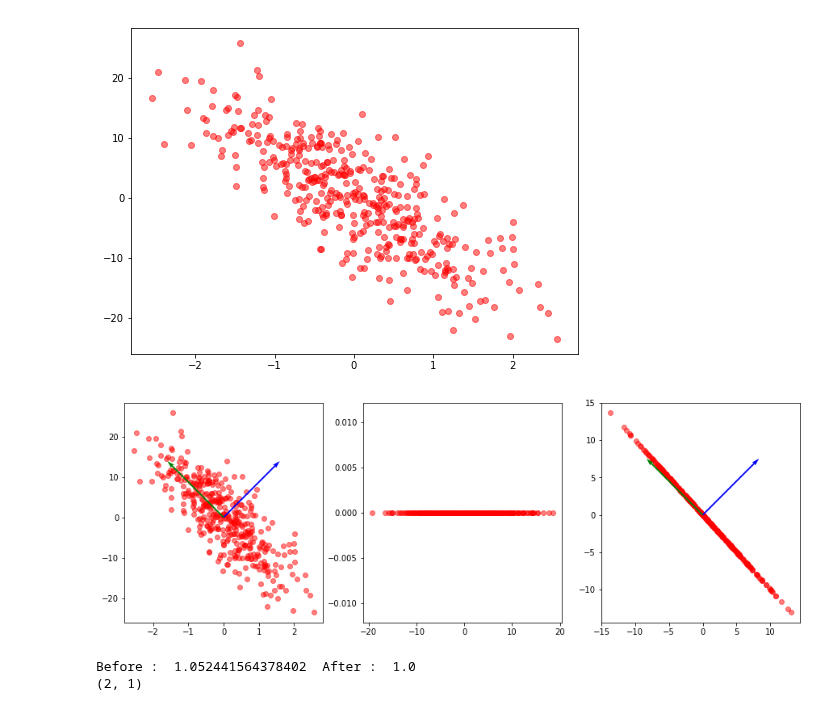
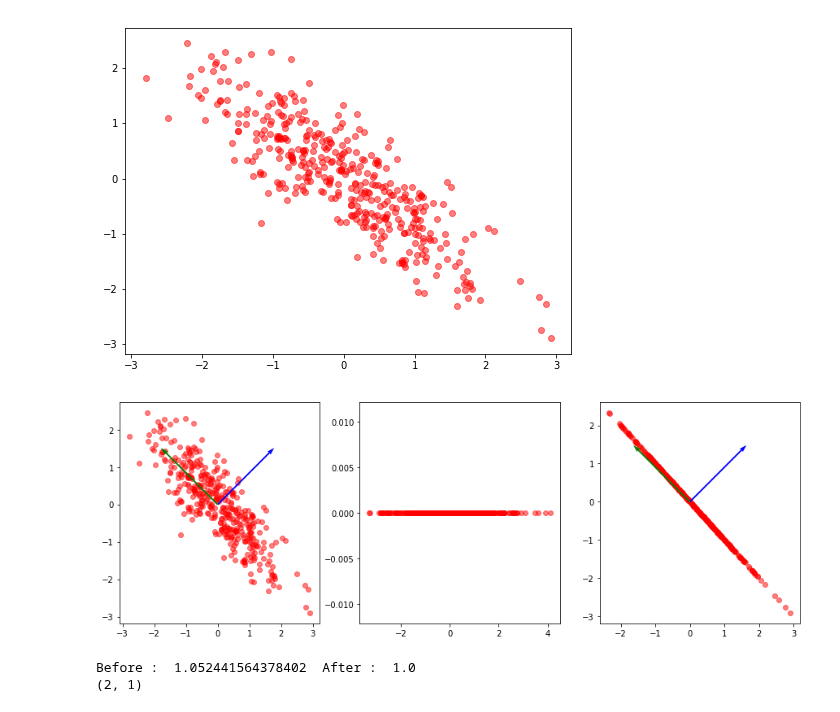
Before and after one commit to JaeDukSeo/Daily-Neural-Network-Practice-3, a Jupyter notebook: sandbox full of trash/Linear Algebra/start and explore.ipynb, the cells around one changed output. Drawn from its saved outputs; the diff is of its cells as text; code cells hidden in the pictures.

```diff
--- a/sandbox full of trash/Linear Algebra/start and explore.ipynb
+++ b/sandbox full of trash/Linear Algebra/start and explore.ipynb
@@ -6,24 +6,23 @@ from sklearn.datasets import make_moons,make_classification,make_regression
 # %%
 # See the data
 # X, y = make_moons(n_samples=300, noise=0.0)
-X,y = make_regression(n_samples=400, n_features=1,noise=5); X = np.concatenate((X,y[:,None]),1)
-X = X + 100
+X,y = make_regression(n_samples=400, n_features=1,noise=50); X = np.concatenate((X,y[:,None]),1)
 X[:,1] = -X[:,1]
-X = X - X.mean(0)
+X = (X - X.mean(0))/X.std(0)
+
 plt.figure(figsize=(8,6))
 # plt.scatter(X[y==0, 0], X[y==0, 1], color='red', alpha=0.5)
 # plt.scatter(X[y==1, 0], X[y==1, 1], color='blue', alpha=0.5)
 plt.scatter(X[:, 0], X[:,1], color='red', alpha=0.5)
 plt.show()
 # %% [output]
-[figure, old version]
+[figure, new version]
 # %%
 # traditional PCA
 
 # 1. projection
 cov = X.T @ X / X.shape[1]
-evalue,evector = np.linalg.eig(np.corrcoef(X.T))
-# evalue,evector = np.linalg.eig(cov)
+evalue,evector = np.linalg.eig(cov)
 idx = np.argsort(evalue)[::-1]
 evecs = evector[:,idx]
 projected = X @ evecs[:,0]
@@ -46,7 +45,7 @@ plt.quiver(X.mean(0)[0], X.mean(0)[1], evector[1,0],evector[1,1], color=['g'], s
 
 plt.show()
 # %% [output]
-[figure, old version]
+[figure, new version]
 # %%
 # simple method
 w = np.random.randn(2,1)
```
